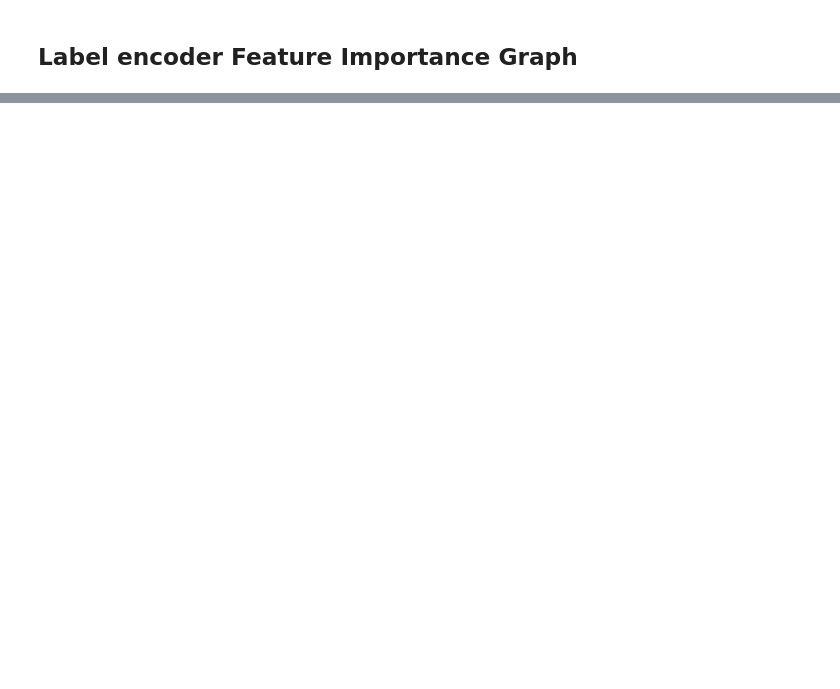
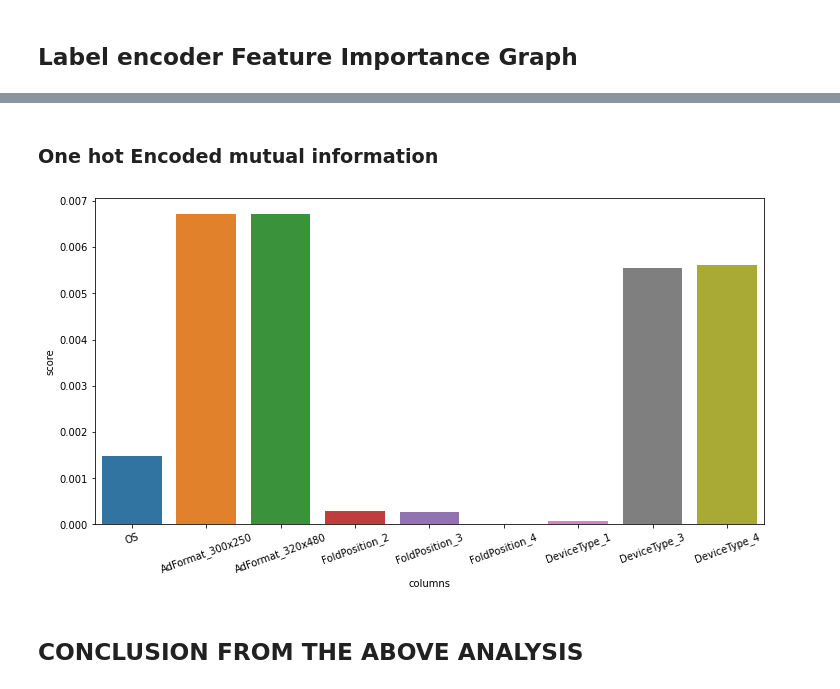
Before and after one commit to NatnaelSisay/adludio-challenge, a Jupyter notebook: notebooks/1_decisiveness_of_catagories_on_engagement.ipynb, the cells around one changed output, grey strips where cells are left out. Saved outputs shown, nothing was run; the diff lists cells and outputs as text; code cells hidden in the pictures; blank space fills up the shorter version.

```diff
--- a/notebooks/1_decisiveness_of_catagories_on_engagement.ipynb
+++ b/notebooks/1_decisiveness_of_catagories_on_engagement.ipynb
@@ -314,0 +318,10 @@ DeviceType :  0.005620998963784436
+# %% [markdown]
+### One hot Encoded mutual information
+# %%
+oneHotEncode_scores = get_df_scores(one_hot_encod_df, oneHot_train_columns)
+onehot_encoded_mutual_info_df = make_mutual_info_df(oneHotEncode_scores, oneHot_train_columns)
+bar_plot(x='columns', y='score', df=onehot_encoded_mutual_info_df)
+# %% [output]
+[figure, added]
+# %% [markdown]
+## CONCLUSION FROM THE ABOVE ANALYSIS
```
Also changed, not shown: parts of 16 cells of this notebook, 1 other file.
